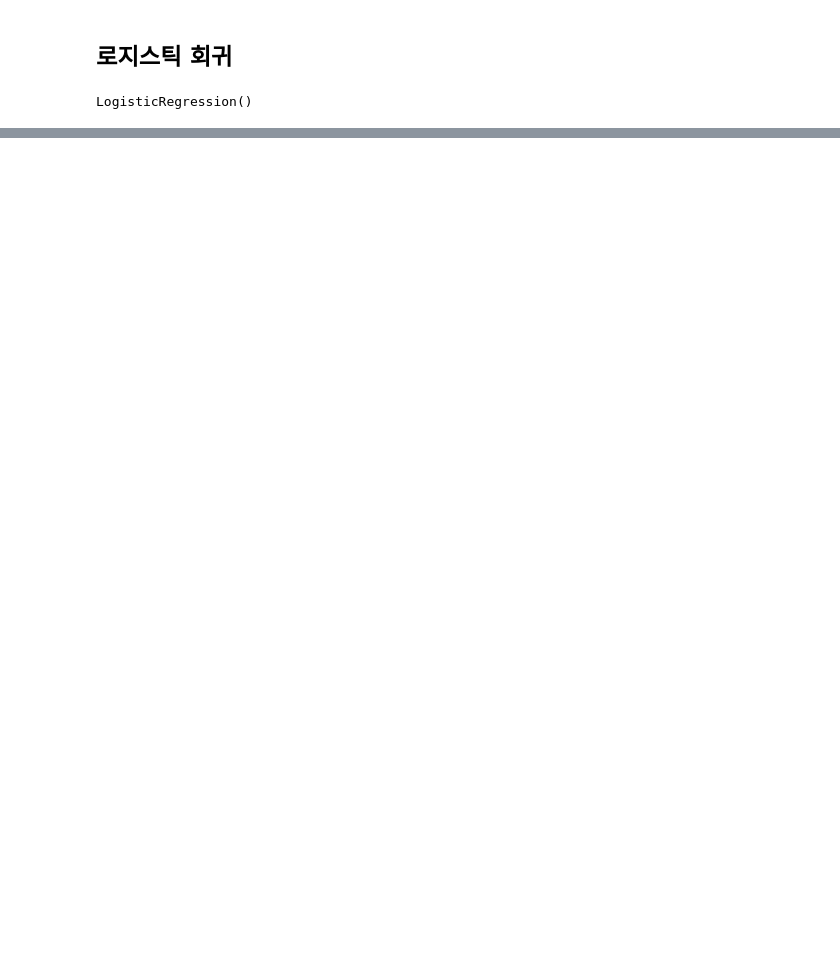
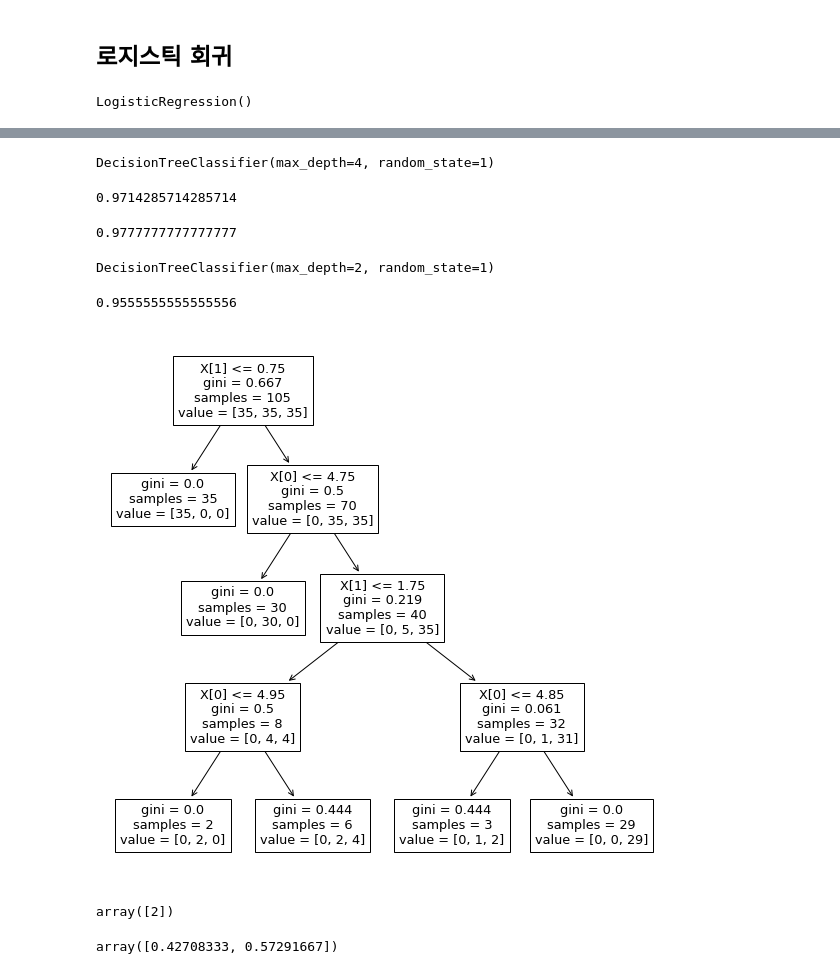
Before and after one commit to pangkyu/Bigdata2021, a Jupyter notebook: 빅데10장/빅데 10장 복습.ipynb, the cells around one changed output, grey strips where cells are left out. Saved outputs shown, nothing was run; the diff lists cells and outputs as text; code cells hidden in the pictures; blank space fills up the shorter version.

```diff
--- a/빅데10장/빅데 10장 복습.ipynb
+++ b/빅데10장/빅데 10장 복습.ipynb
@@ -289,0 +308,3 @@ array([[14,  0,  0],
+# %%
+svc_rbf = SVC(kernel = 'rbf', random_state = 1)
+svc_rbf.fit(X_train_std, y_train)
@@ -289,0 +323,4 @@ array([[14,  0,  0],
+# %%
+tree = DecisionTreeClassifier(random_state = 1) # default 인수
+# %%
+tree.fit(X_train, y_train) # tree에서는 오리지날 그대로 사용하는게 더 좋음
@@ -289,0 +354,22 @@ array([[14,  0,  0],
+# %%
+tree4 = DecisionTreeClassifier(max_depth= 4, random_state=1)
+tree4.fit(X_train, y_train)
+# %% [output]
+DecisionTreeClassifier(max_depth=4, random_state=1)
+# %%
+tree4.score(X_train, y_train)
+# %% [output]
+0.9714285714285714
+# %%
+tree4.score(X_test, y_test)
+# %% [output]
+0.9777777777777777
+# %%
+tree2 = DecisionTreeClassifier(max_depth=2, random_state=1)
+tree2.fit(X_train, y_train)
+# %% [output]
+DecisionTreeClassifier(max_depth=2, random_state=1)
+# %%
+tree2.score(X_test,y_test)
+# %% [output]
+0.9555555555555556
@@ -289,0 +378,14 @@ array([[14,  0,  0],
+# %%
+plt.figure(figsize = (10,10))
+plot_tree(tree4);
+# %% [output]
+[figure, added]
+# %%
+tree4.predict([[6.0, 2.5]]) # predict 는 2d값을 받아주어야합니다~
+# %% [output]
+array([2])
+# %%
+tree4.feature_importances_ # 2개값을 더하면 1이 나옴 , 각각의 특성별 중요도를 나타난다
+# ==> x1의 중요도가 더큼(중요도 : 꽃잎의 길이 < 꽃잎의 너비)
+# %% [output]
+array([0.42708333, 0.57291667])
```
Also changed, not shown: parts of 27 cells of this notebook.
